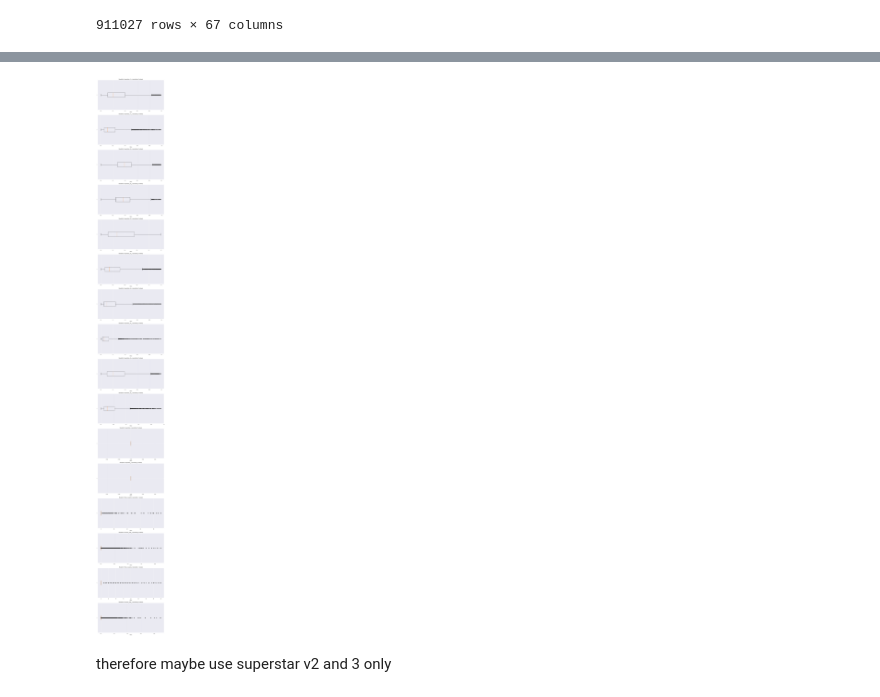
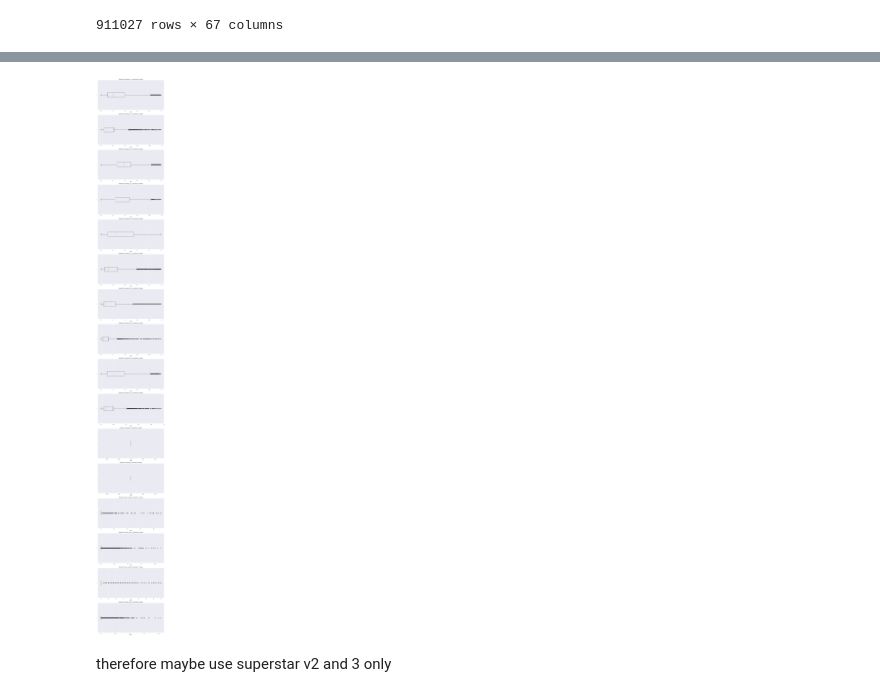
Before and after one commit to l4vd/Ba_first_tries, a Jupyter notebook: models/Original_MLP/Network_Analysis.ipynb, the cells around one changed output, grey strips where cells are left out. Drawn from its saved outputs; the diff is of its cells as text; code cells hidden in the pictures.

```diff
--- a/models/Original_MLP/Network_Analysis.ipynb
+++ b/models/Original_MLP/Network_Analysis.ipynb
@@ -1,14 +1,16 @@
 # %%
-    import pandas
+import pandas
 import pandas as pd
 import numpy as np
+from sklearn.model_selection import train_test_split
 
 data = pd.read_csv("data_superstar_v1_0.csv", delimiter=",")
 data['date'] = pd.to_datetime(data['release_date'])
 data.sort_values(by="date", inplace=True)
 
-split_day = data["date"].iloc[-1] - pd.DateOffset(years=1)
-data_train = data[(data["date"] < split_day)].copy()     ##change split accordingly  to makle it fit to 25 % like on feature computation
+data_train, data_test = train_test_split(data, test_size=1/4, shuffle=False)
+# split_day = data["date"].iloc[-1] - pd.DateOffset(years=1)
+# data_train = data[(data["date"] < split_day)].copy()     ##change split accordingly  to makle it fit to 25 % like on feature computation
 # %%
 data.info()
 # %% [output]
@@ -61,19 +63,19 @@ data
 # %%
 import matplotlib.pyplot as plt
 
-superstar_columns = [col for col in data.columns if 'superstar' in col]
-data_superstar = data[superstar_columns]
+superstar_columns = [col for col in data_train.columns if 'superstar' in col]
+data_train_superstar = data_train[superstar_columns]
 
 # Number of 'superstar' columns
-num_superstar_columns = len(data_superstar.columns)
+num_superstar_columns = len(data_train_superstar.columns)
 
 # Create subplots
 fig, axes = plt.subplots(nrows=num_superstar_columns, ncols=1, figsize=(8, 4*num_superstar_columns))
 
 # Plot bar plots for each 'superstar' column in subplots
-for i, column in enumerate(data_superstar.columns):
+for i, column in enumerate(data_train_superstar.columns):
     ax = axes[i] if num_superstar_columns > 1 else axes
-    value_counts = data_superstar[column].value_counts().sort_index()
+    value_counts = data_train_superstar[column].value_counts().sort_index()
     value_counts.plot(kind='bar', ax=ax)
     ax.set_title(f'Distribution of {column}')
     ax.set_xlabel('Value')
@@ -92,21 +94,21 @@ import numpy as np
 
 # Assuming df is your DataFrame
 # Filter the DataFrame to include only the 'superstar' columns
-superstar_columns = [col for col in data.columns if 'superstar' in col]
+superstar_columns = [col for col in data_train.columns if 'superstar' in col]
 superstar_columns.extend(["hits_in_past_x", "success_rate_x", "hits_in_past_y", "success_rate_y"])
-data_superstar = data[superstar_columns]
+data_train_superstar = data_train[superstar_columns]
 
 # Number of 'superstar' columns
-num_superstar_columns = len(data_superstar.columns)
+num_superstar_columns = len(data_train_superstar.columns)
 
 # Create subplots
 fig, axes = plt.subplots(nrows=num_superstar_columns, ncols=1, figsize=(10, 5*num_superstar_columns))
 
 # Plot bar plots for each 'superstar' column in subplots
-for i, column in enumerate(data_superstar.columns):
+for i, column in enumerate(data_train_superstar.columns):
     ax = axes[i] if num_superstar_columns > 1 else axes
     # Calculate value counts in 50 bins
-    counts, bins = np.histogram(data_superstar[column].dropna(), bins=50)
+    counts, bins = np.histogram(data_train_superstar[column].dropna(), bins=50)
     # Calculate the center of each bin
     bin_centers = 0.5 * (bins[1:] + bins[:-1])
 
@@ -126,34 +128,34 @@ plt.show()
 # %%
 import pandas as pd
 import matplotlib.pyplot as plt
 
 # Assuming df is your DataFrame
 # Filter the DataFrame to include only the 'superstar' and other selected columns
-superstar_columns = [col for col in data.columns if 'superstar' in col]
+superstar_columns = [col for col in data_train.columns if 'superstar' in col]
 superstar_columns.extend(["hits_in_past_x", "success_rate_x", "hits_in_past_y", "success_rate_y"])
-data_superstar = data[superstar_columns]
+data_train_superstar = data_train[superstar_columns]
 
 # Number of columns to plot
-num_superstar_columns = len(data_superstar.columns)
+num_superstar_columns = len(data_train_superstar.columns)
 
 # Create subplots
 fig, axes = plt.subplots(nrows=num_superstar_columns, ncols=1, figsize=(10, 5*num_superstar_columns))
 
 # Plot boxplots for each column in subplots
-for i, column in enumerate(data_superstar.columns):
+for i, column in enumerate(data_train_superstar.columns):
     ax = axes[i] if num_superstar_columns > 1 else axes
     # Filter out the rows where the value is 1
-    filtered_data = data_superstar[column][data_superstar[column] != 1].dropna()
-    ax.boxplot(filtered_data, vert=False)
+    filtered_data_train = data_train_superstar[column][data_train_superstar[column] != 1].dropna()
+    ax.boxplot(filtered_data_train, vert=False)
     ax.set_title(f'Boxplot of {column} (excluding 1 values)')
     ax.set_xlabel('Value')
     ax.grid(True)
 
 # Adjust layout
 plt.tight_layout()
 plt.show()
 # %% [output]
-[figure, old version]
+[figure, new version]
 # %% [markdown]
 therefore maybe use superstar v2 and 3 only
 # %%
```
Also changed, not shown: parts of 39 cells of this notebook, 4 other files.
